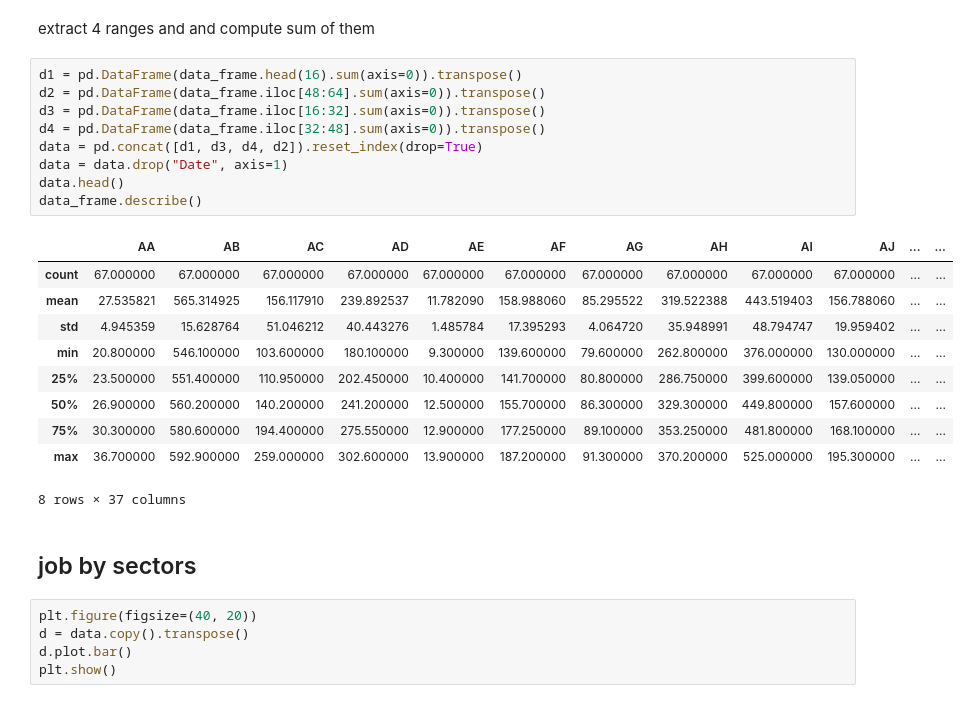
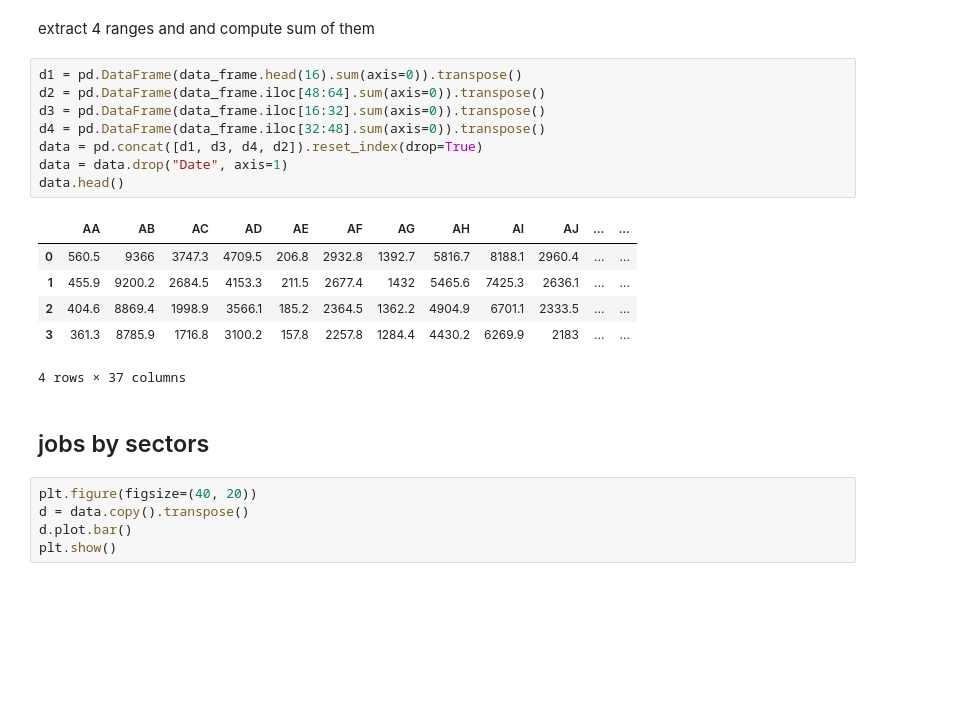
Before and after one commit to sebwdz/JobAnalysis, a Jupyter notebook: core/notebooks/ESA descriptive analysis.ipynb, the cells around one changed output. Cells and saved outputs as stored; diff of their text form; blank space fills up the shorter version.

```diff
--- a/core/notebooks/ESA descriptive analysis.ipynb
+++ b/core/notebooks/ESA descriptive analysis.ipynb
@@ -35,25 +37,20 @@ extract 4 ranges and and compute sum of them
 # %%
 d1 = pd.DataFrame(data_frame.head(16).sum(axis=0)).transpose()
 d2 = pd.DataFrame(data_frame.iloc[48:64].sum(axis=0)).transpose()
 d3 = pd.DataFrame(data_frame.iloc[16:32].sum(axis=0)).transpose()
 d4 = pd.DataFrame(data_frame.iloc[32:48].sum(axis=0)).transpose()
 data = pd.concat([d1, d3, d4, d2]).reset_index(drop=True)
 data = data.drop("Date", axis=1)
 data.head()
-data_frame.describe()
 # %% [output]
 |  | AA | AB | AC | AD | AE | AF | AG | AH | AI | AJ | ... | ... |
-| count | 67.000000 | 67.000000 | 67.000000 | 67.000000 | 67.000000 | 67.000000 | 67.000000 | 67.000000 | 67.000000 | 67.000000 | ... | ... |
-| mean | 27.535821 | 565.314925 | 156.117910 | 239.892537 | 11.782090 | 158.988060 | 85.295522 | 319.522388 | 443.519403 | 156.788060 | ... | ... |
-| std | 4.945359 | 15.628764 | 51.046212 | 40.443276 | 1.485784 | 17.395293 | 4.064720 | 35.948991 | 48.794747 | 19.959402 | ... | ... |
-| min | 20.800000 | 546.100000 | 103.600000 | 180.100000 | 9.300000 | 139.600000 | 79.600000 | 262.800000 | 376.000000 | 130.000000 | ... | ... |
-| 25% | 23.500000 | 551.400000 | 110.950000 | 202.450000 | 10.400000 | 141.700000 | 80.800000 | 286.750000 | 399.600000 | 139.050000 | ... | ... |
-| 50% | 26.900000 | 560.200000 | 140.200000 | 241.200000 | 12.500000 | 155.700000 | 86.300000 | 329.300000 | 449.800000 | 157.600000 | ... | ... |
-| 75% | 30.300000 | 580.600000 | 194.400000 | 275.550000 | 12.900000 | 177.250000 | 89.100000 | 353.250000 | 481.800000 | 168.100000 | ... | ... |
-| max | 36.700000 | 592.900000 | 259.000000 | 302.600000 | 13.900000 | 187.200000 | 91.300000 | 370.200000 | 525.000000 | 195.300000 | ... | ... |
+| 0 | 560.5 | 9366 | 3747.3 | 4709.5 | 206.8 | 2932.8 | 1392.7 | 5816.7 | 8188.1 | 2960.4 | ... | ... |
+| 1 | 455.9 | 9200.2 | 2684.5 | 4153.3 | 211.5 | 2677.4 | 1432 | 5465.6 | 7425.3 | 2636.1 | ... | ... |
+| 2 | 404.6 | 8869.4 | 1998.9 | 3566.1 | 185.2 | 2364.5 | 1362.2 | 4904.9 | 6701.1 | 2333.5 | ... | ... |
+| 3 | 361.3 | 8785.9 | 1716.8 | 3100.2 | 157.8 | 2257.8 | 1284.4 | 4430.2 | 6269.9 | 2183 | ... | ... |
-8 rows × 37 columns
+4 rows × 37 columns
 # %% [markdown]
-## job by sectors
+## jobs by sectors
 # %%
 plt.figure(figsize=(40, 20))
 d = data.copy().transpose()
```
Also changed, not shown: parts of 5 cells of this notebook, 2 other files.
